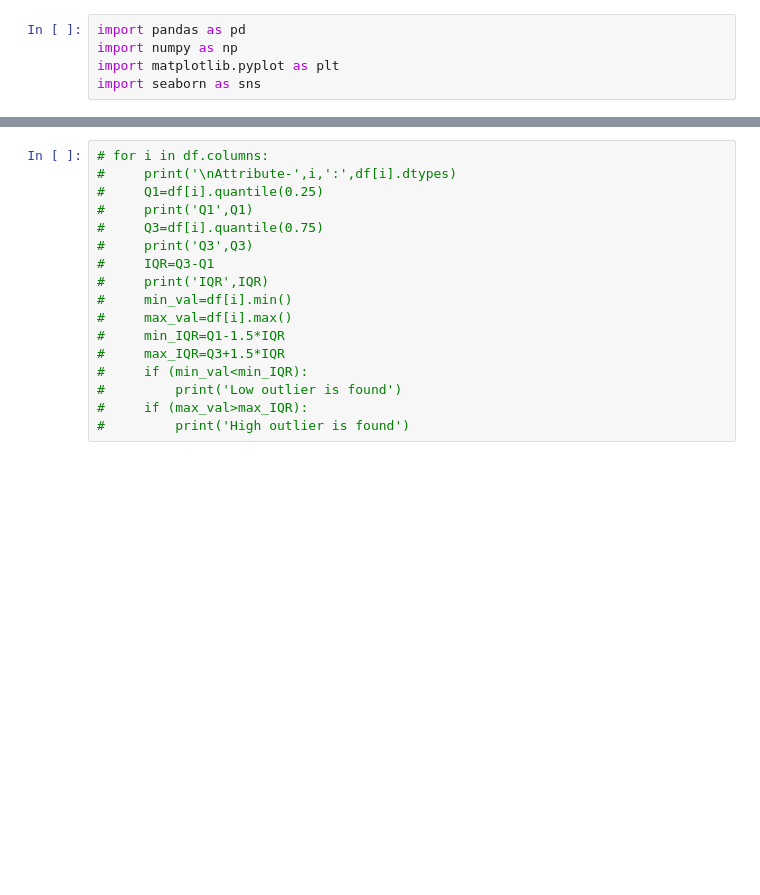
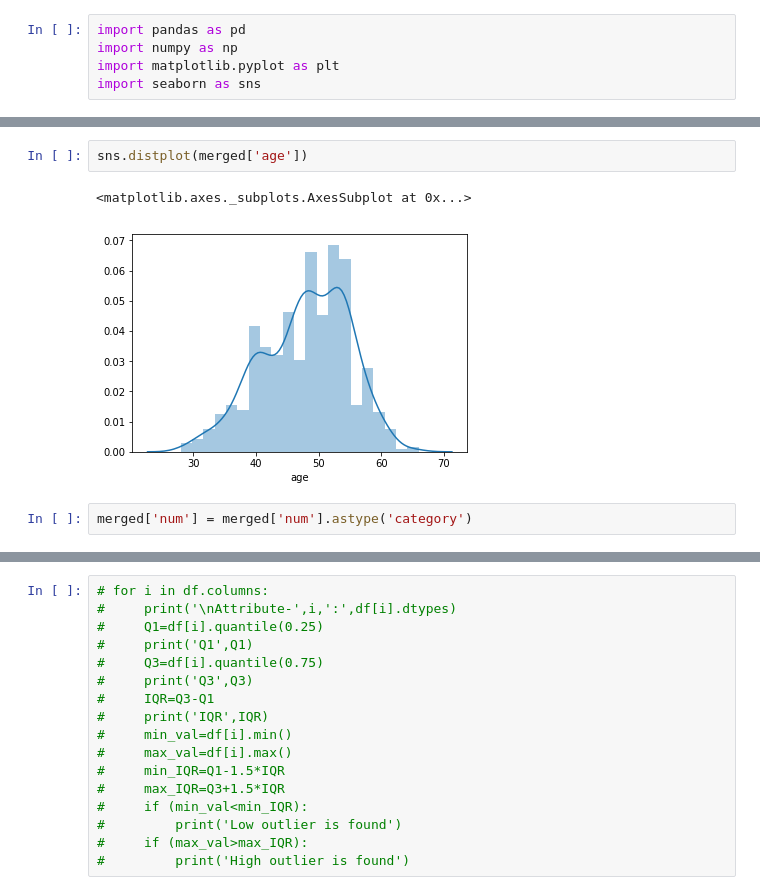
Before and after one commit to ericjonathan6/Praktikum2, a Jupyter notebook: Praktikum2.ipynb, the cells around one changed output, grey strips where cells are left out. Cells and saved outputs as stored; diff of their text form; blank space fills up the shorter version.

```diff
--- a/Praktikum2.ipynb
+++ b/Praktikum2.ipynb
@@ -54,0 +164,7 @@ dtype: int64
+# %%
+sns.distplot(merged['age'])
+# %% [output]
+<matplotlib.axes._subplots.AxesSubplot at 0x...>
+[figure, added]
+# %%
+merged['num'] = merged['num'].astype('category')
```
Also changed, not shown: parts of 45 cells of this notebook, 1 other file.
